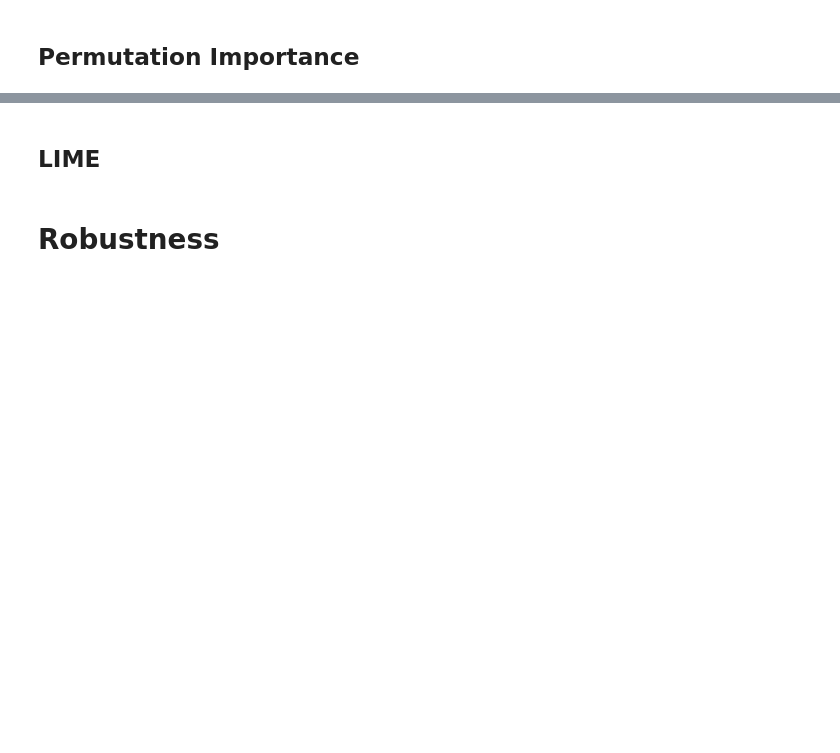
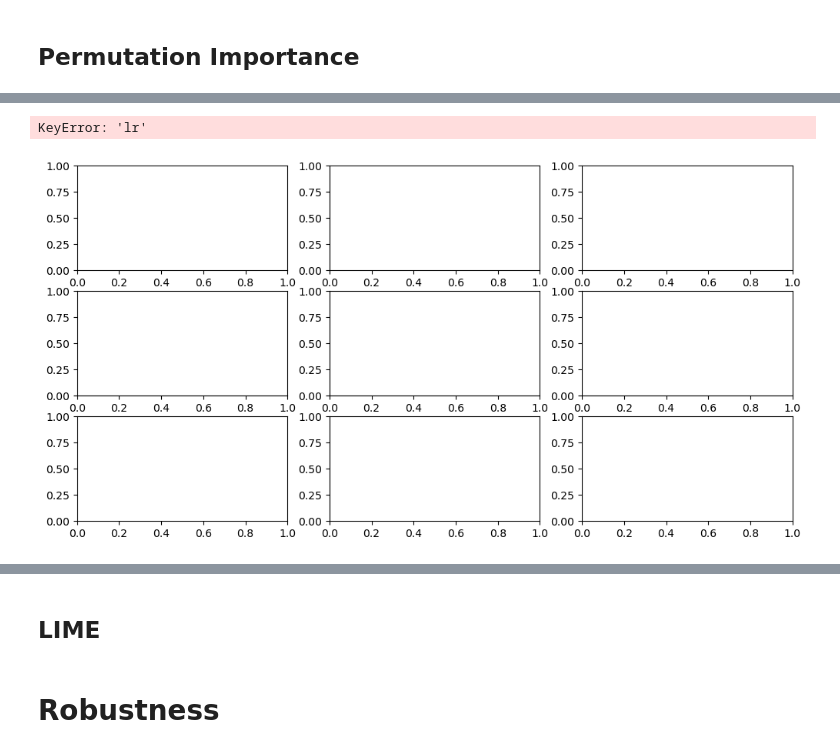
Before and after one commit to elohimfr/algo_assurance, a Jupyter notebook: MRM_fraud.ipynb, the cells around one changed output, grey strips where cells are left out. Drawn from its saved outputs; the diff is of its cells as text; code cells hidden in the pictures; blank space fills up the shorter version.

```diff
--- a/MRM_fraud.ipynb
+++ b/MRM_fraud.ipynb
@@ -731,3 +787,13 @@ Wall time: 6min 41s
+# %%
+def get_perm_imp(X, y, model_dict, scoring=None, n_reps=30, n_samples=1.0, random_state=1):
+    perm_imp={}
+    for m in model_dict:
+        perm_imp[m] = permutation_importance(model_dict[m], X, y,
+                                             scoring=scoring,
+                                             n_repeats=n_reps,
+                                             max_samples=n_samples,
+                                             random_state=random_state)
+    return perm_imp
 # %%
 def plot_perm_imp(perm_imp, ax=None, model_name=None):
 
@@ -756,13 +806,0 @@ plt.show()
-# %%
-fig, ax = plt.subplots(len(scoring), len(perm_imp_train.keys()), figsize=(12, 6))
-
-for j, m in enumerate(['lr', 'lgbm', 'mlp']):
-    for i, metric in enumerate(scoring):
-        plot_perm_imp(perm_imp_train[m][metric], model_name=model_name[m], ax=ax[i, j])
-        ax[i,j].set_title(model_name[m], loc='left')
-        ax[i,j].set_xlabel('Decrease in '+metric+' score')
-        # ax[i,j].figure.tight_layout()
-fig.suptitle('Train set', y=0.98, fontsize=18)
-plt.tight_layout()
-plt.savefig(fig_folder+'permutation_importance_train.png', dpi=300, bbox_inches='tight')
-plt.show()
@@ -770,0 +807,6 @@ plt.show()
+# %%
+%%time
+perm_imp = get_perm_imp(X_test, y_test, model_dict, scoring=['recall', 'precision'],
+                        n_reps=30,
+                        n_samples=1.0
+                       )
@@ -770,0 +831,17 @@ plt.show()
+# %%
+scoring=['lr', 'lgbm', 'mlp']
+fig, ax = plt.subplots(len(scoring), len(perm_imp.keys()), figsize=(12, 6))
+
+for j, m in enumerate(['lr', 'lgbm', 'mlp']):
+    for i, metric in enumerate(scoring):
+        plot_perm_imp(perm_imp[m][metric], model_name=model_name[m], ax=ax[i, j])
+        ax[i,j].set_title(model_name[m], loc='left')
+        ax[i,j].set_xlabel('Decrease in '+metric+' score')
+        # ax[i,j].figure.tight_layout()
+fig.suptitle('Test set', y=0.98, fontsize=18)
+plt.tight_layout()
+plt.savefig(fig_folder+'permutation_importance_test.png', dpi=300, bbox_inches='tight')
+plt.show()
+# %% [output]
+KeyError: 'lr'
+[figure, added]
```
Also changed, not shown: parts of 45 cells of this notebook, 1 other file.
